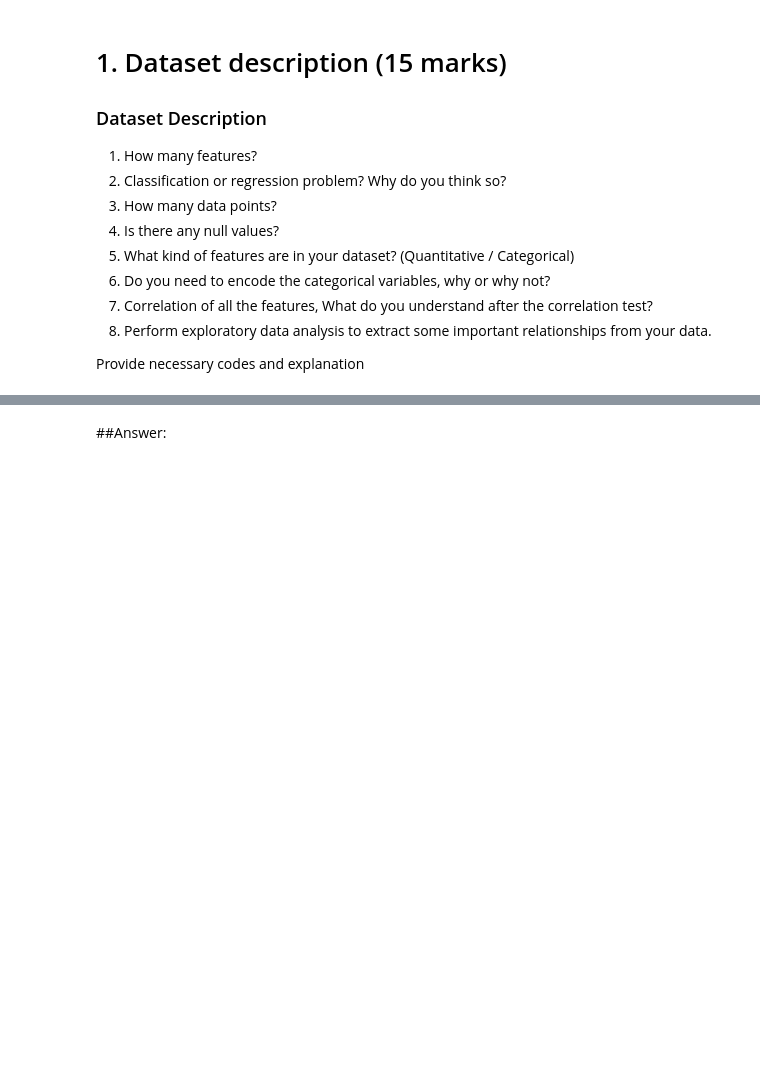
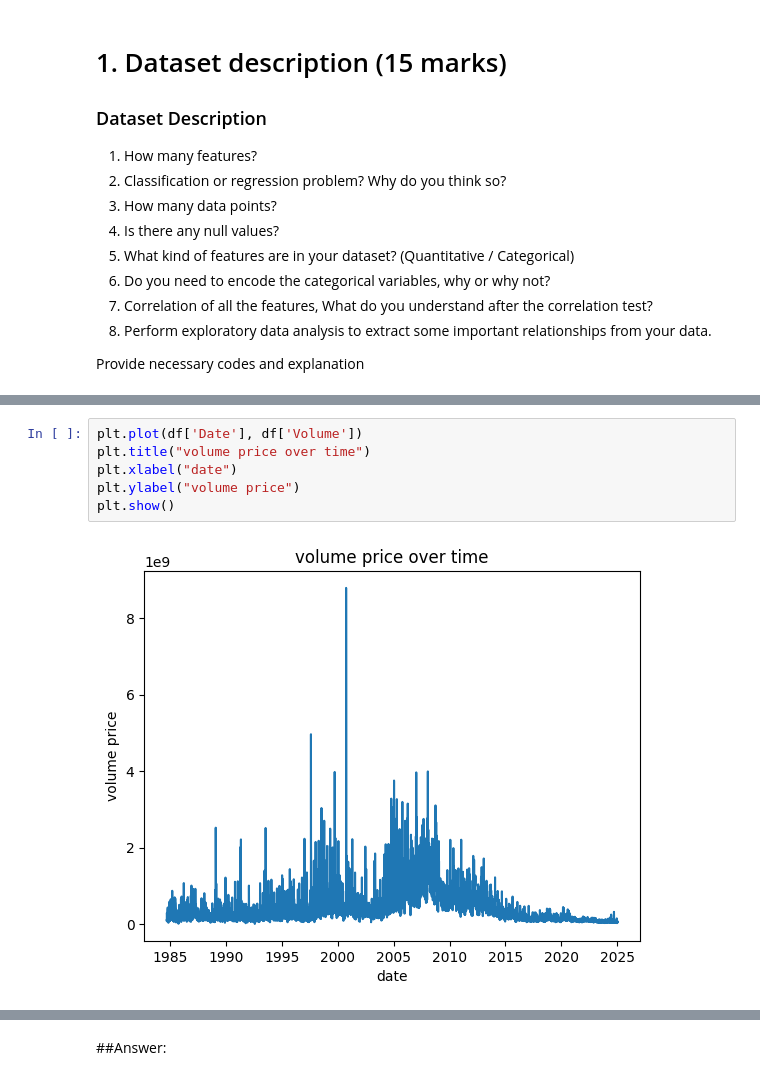
Before and after one commit to gh-nafiz-mahmud/Phitron_AI_ML_Batch_02, a Jupyter notebook: Machine learning/Week-16/Module-24/Copy of ML_FINAL.ipynb, the cells around one changed output, grey strips where cells are left out. Drawn from its saved outputs; the diff is of its cells as text; blank space fills up the shorter version.

```diff
--- a/Machine learning/Week-16/Module-24/Copy of ML_FINAL.ipynb
+++ b/Machine learning/Week-16/Module-24/Copy of ML_FINAL.ipynb
@@ -38,0 +110,8 @@ Provide necessary codes and explanation
+# %%
+plt.plot(df['Date'], df['Volume'])
+plt.title("volume price over time")
+plt.xlabel("date")
+plt.ylabel("volume price")
+plt.show()
+# %% [output]
+[figure, added]
```
Also changed, not shown: parts of 29 cells of this notebook.
